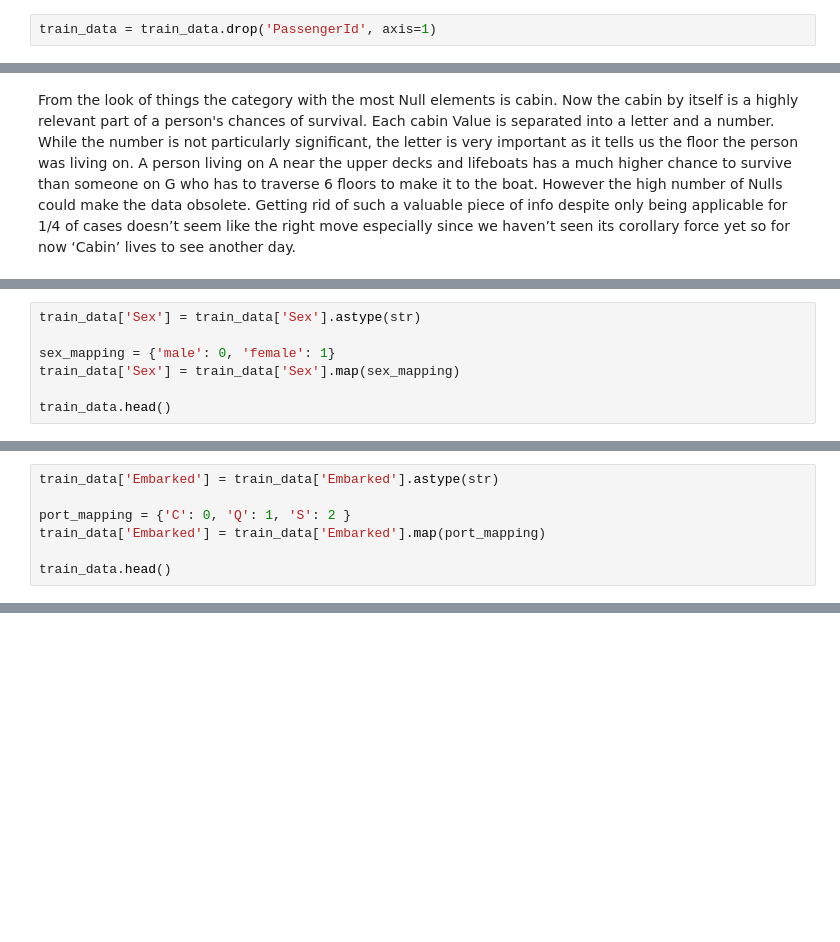
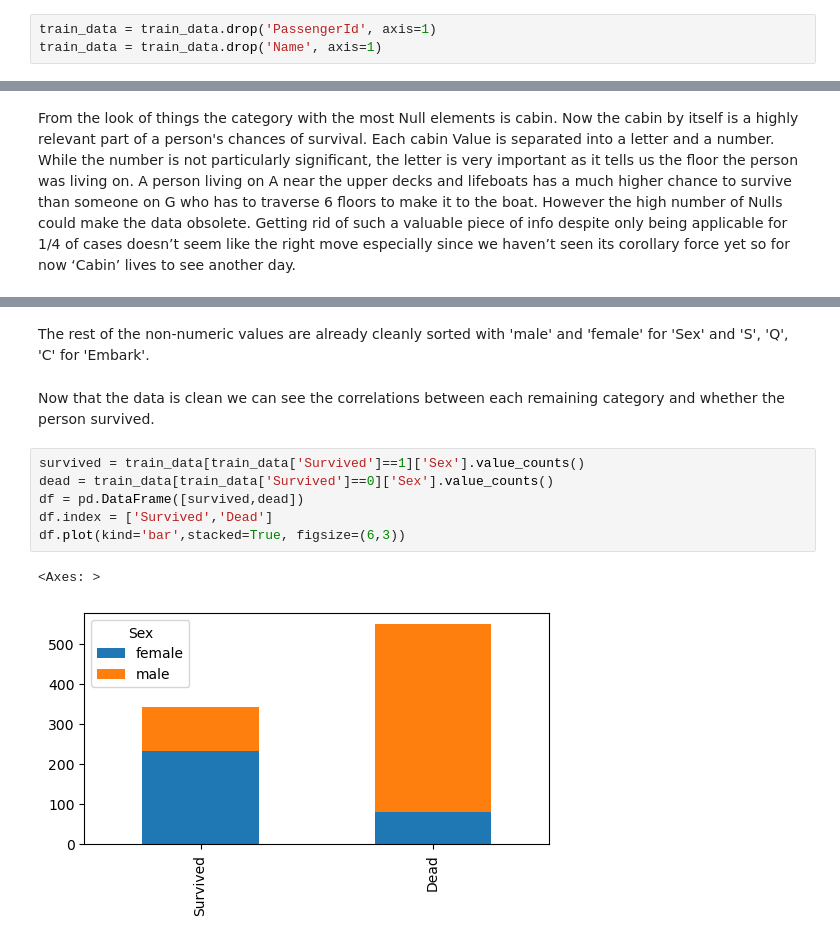
Before and after one commit to danielvasilevko/DataScience_Projects, a Jupyter notebook: Titanic_Survival_Model/Titanic_Survive.ipynb, the cells around one changed output, grey strips where cells are left out. Drawn from its saved outputs; the diff is of its cells as text; blank space fills up the shorter version.

Commit message:
Finished cleaning data. Now creating graphs for each category.

```diff
--- a/Titanic_Survival_Model/Titanic_Survive.ipynb
+++ b/Titanic_Survival_Model/Titanic_Survive.ipynb
@@ -52,5 +53,6 @@ Now that we understand the data lets try to clean it up. First lets get rid of a
 # %%
 train_data = train_data.drop('PassengerId', axis=1)
+train_data = train_data.drop('Name', axis=1)
 # %% [markdown]
 Now that obvious irrelevncies have be cleared its time to look closer at the values that in the data frame to see if we can actually use them. A category may be relevant but have so many Null variables that it doesn't have any practical use from a model creating standpoint.
 # %%
@@ -82,7 +82,0 @@ Now that we have erased the categories that are not useful we should make the re
-# %%
-train_data['Sex'] = train_data['Sex'].astype(str)
-
-sex_mapping = {'male': 0, 'female': 1}
-train_data['Sex'] = train_data['Sex'].map(sex_mapping)
-
-train_data.head()
@@ -98,7 +82,0 @@ Next we can turn Embarked into numeric Values too. C = 0, Q = 1, S = 2.
-# %%
-train_data['Embarked'] = train_data['Embarked'].astype(str)
-
-port_mapping = {'C': 0, 'Q': 1, 'S': 2 }
-train_data['Embarked'] = train_data['Embarked'].map(port_mapping)
-
-train_data.head()
@@ -130,0 +87,13 @@ train_data
+# %% [markdown]
+The rest of the non-numeric values are already cleanly sorted with 'male' and 'female' for 'Sex' and 'S', 'Q', 'C' for 'Embark'.
+# %% [markdown]
+Now that the data is clean we can see the correlations between each remaining category and whether the person survived.
+# %%
+survived = train_data[train_data['Survived']==1]['Sex'].value_counts()
+dead = train_data[train_data['Survived']==0]['Sex'].value_counts()
+df = pd.DataFrame([survived,dead])
+df.index = ['Survived','Dead']
+df.plot(kind='bar',stacked=True, figsize=(6,3))
+# %% [output]
+<Axes: >
+[figure, added]
```
Also changed, not shown: parts of 14 cells of this notebook.
